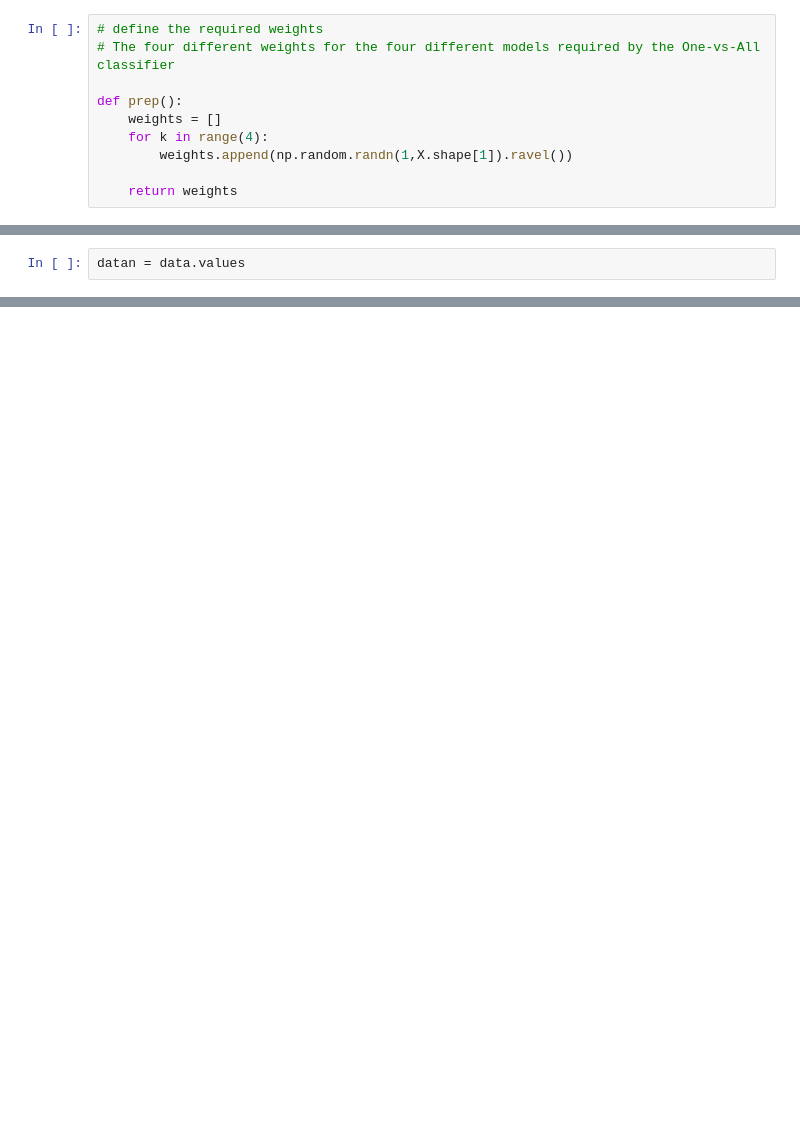
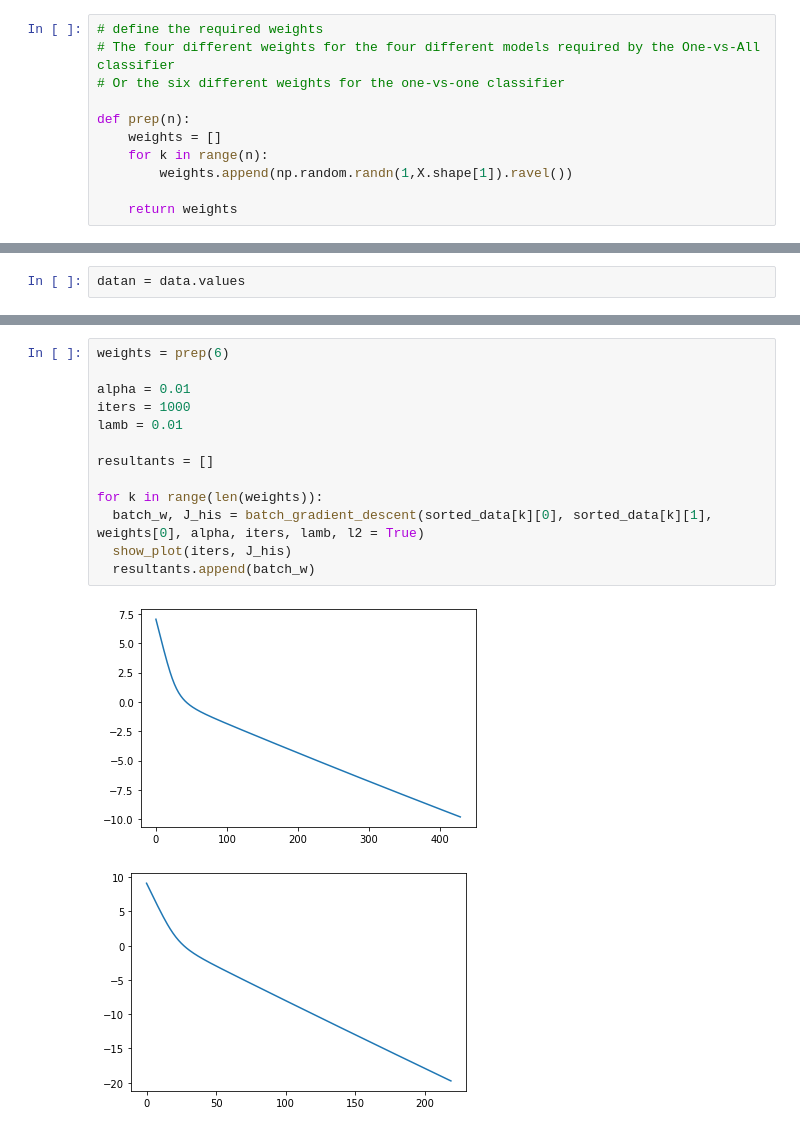
Before and after one commit to sanchitkalra/bits-f312-nnfl, a Jupyter notebook: Assignment_1_Q4_(2).ipynb, the cells around one changed output, grey strips where cells are left out. Drawn from its saved outputs; the diff is of its cells as text; blank space fills up the shorter version.

```diff
--- a/Assignment_1_Q4_(2).ipynb
+++ b/Assignment_1_Q4_(2).ipynb
@@ -156,10 +159,11 @@ for k in range(4):
 # %%
 # define the required weights
 # The four different weights for the four different models required by the One-vs-All classifier
+# Or the six different weights for the one-vs-one classifier
 
-def prep():
+def prep(n):
     weights = []
-    for k in range(4):
+    for k in range(n):
         weights.append(np.random.randn(1,X.shape[1]).ravel())
 
     return weights
@@ -306,0 +414,16 @@ TypeError: ignored
+# %%
+weights = prep(6)
+
+alpha = 0.01
+iters = 1000
+lamb = 0.01
+
+resultants = []
+
+for k in range(len(weights)):
+  batch_w, J_his = batch_gradient_descent(sorted_data[k][0], sorted_data[k][1], weights[0], alpha, iters, lamb, l2 = True)
+  show_plot(iters, J_his)
+  resultants.append(batch_w)
+# %% [output]
+[figure, added]
+[figure, added]
```
Also changed, not shown: parts of 18 cells of this notebook.
